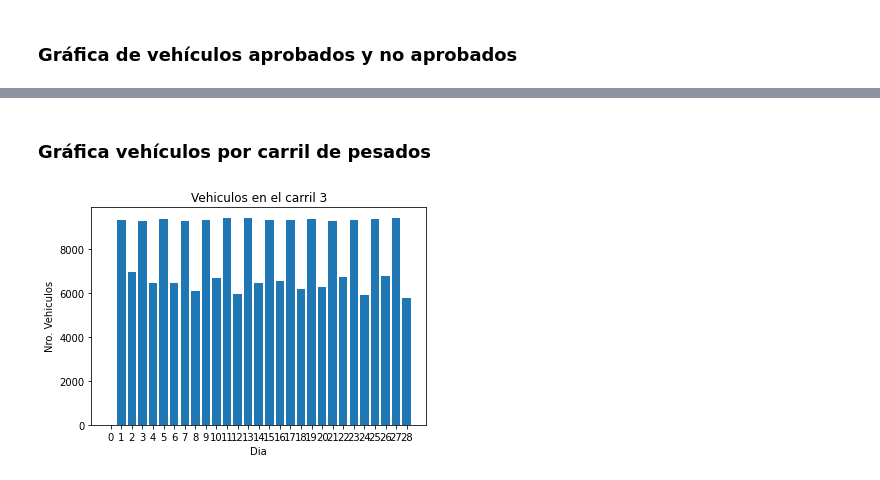
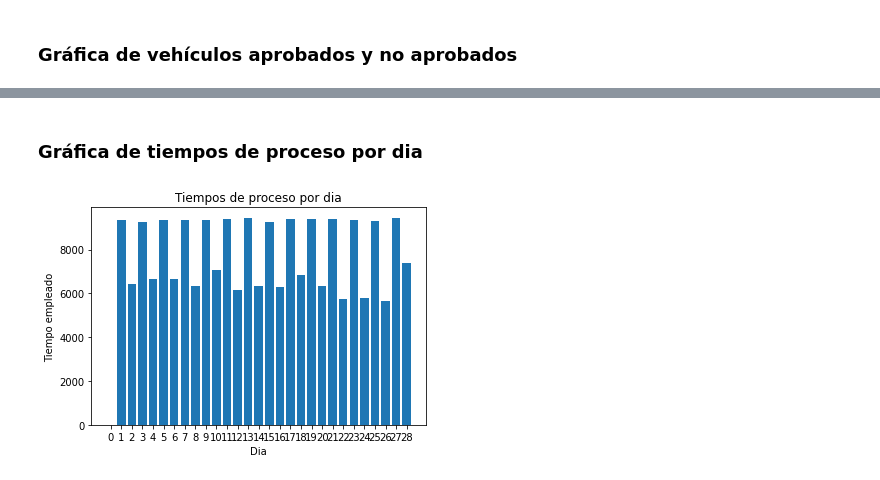
Before and after one commit to Robbyn07/simulacion, a Jupyter notebook: Segundo Iterciclo/Prueba4_simulacion.ipynb, the cells around one changed output, grey strips where cells are left out. Cells and saved outputs as stored; diff of their text form; code cells hidden in the pictures.

```diff
--- a/Segundo Iterciclo/Prueba4_simulacion.ipynb
+++ b/Segundo Iterciclo/Prueba4_simulacion.ipynb
@@ -307,12 +287,14 @@ plt.show()
-# %% [markdown]
-### Gráfica vehículos por carril de pesados
+# %% [markdown]
+### Gráfica de tiempos de proceso por dia
 # %%
 etiqueta = list(range(len(tiempos_acum)))
 valores = tiempos_acum
+
 plt.bar(etiqueta, valores, align="center", tick_label=etiqueta)
-plt.title("Vehiculos en el carril 3")
+
+plt.title("Tiempos de proceso por dia")
 plt.xlabel("Dia")
-plt.ylabel("Nro. Vehiculos")
+plt.ylabel("Tiempo empleado")
 plt.show()
 # %% [output]
-[figure, old version]
+[figure, new version]
```
Also changed, not shown: parts of 6 cells of this notebook, 1 other file.
